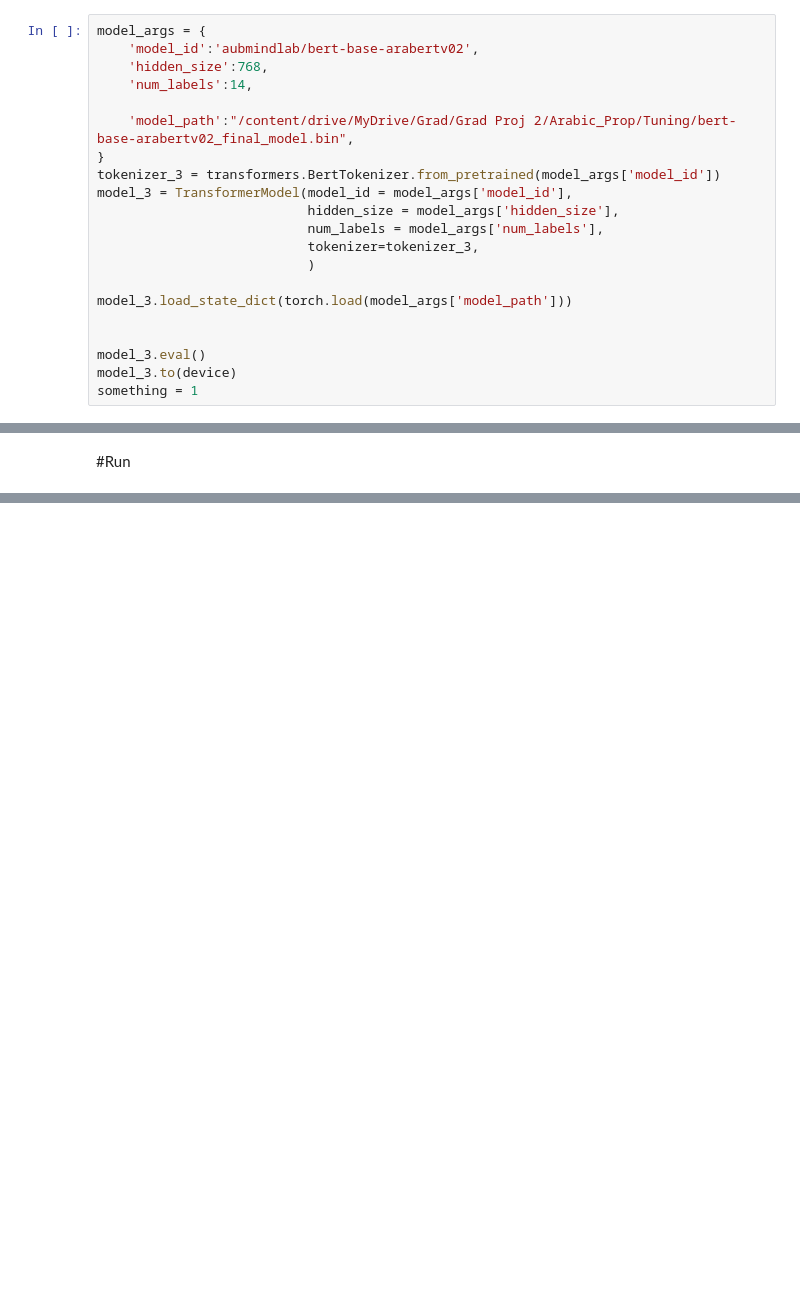
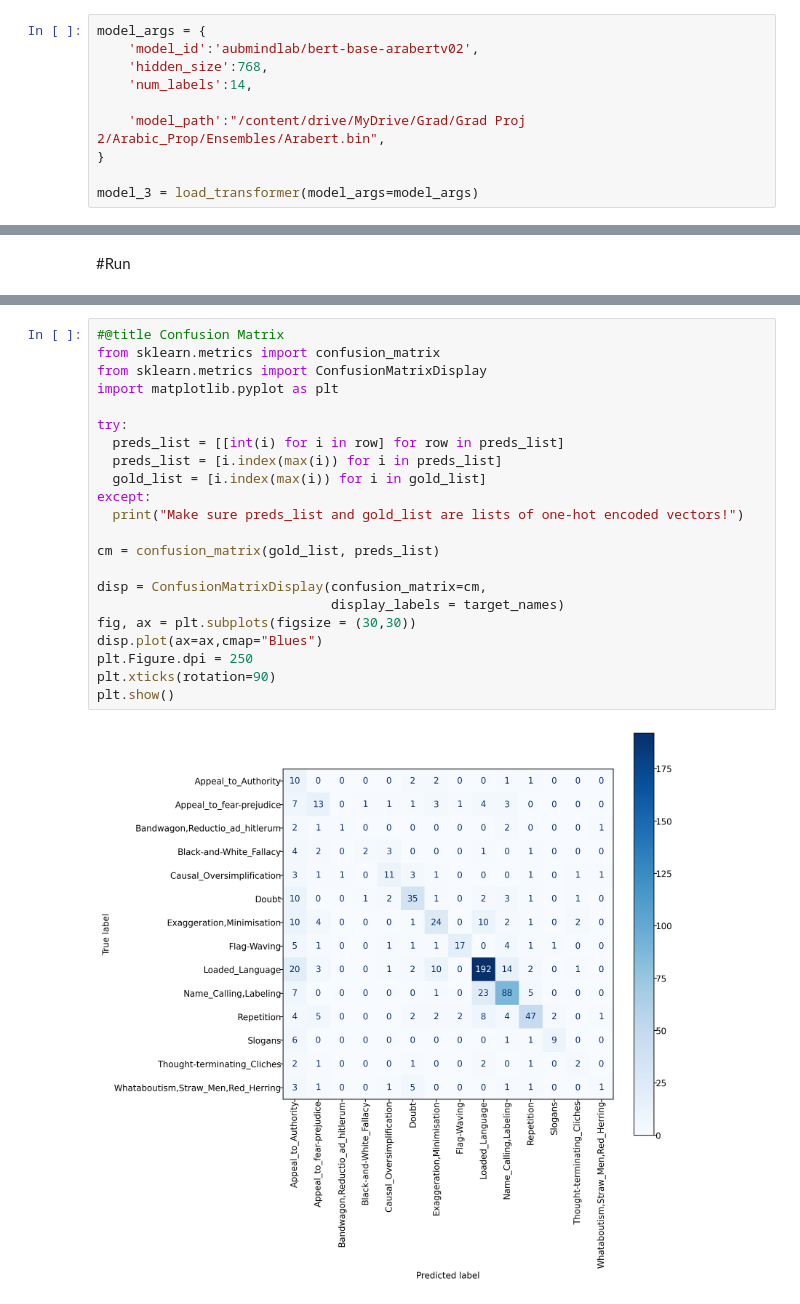
Before and after one commit to iR00i/JUST-Arabic-Propaganda, a Jupyter notebook: src/Ensembles.ipynb, the cells around one changed output, grey strips where cells are left out. Drawn from its saved outputs; the diff is of its cells as text; blank space fills up the shorter version.

Commit message:
Updated Ensembles and Pre-trained_transformers notebooks. Added ACPC dataset (clean and Raw). Deleted unnecessary files.

```diff
--- a/src/Ensembles.ipynb
+++ b/src/Ensembles.ipynb
@@ -327,18 +348,7 @@ model_args = {
     'hidden_size':768,
     'num_labels':14,
 
-    'model_path':"/content/drive/MyDrive/Grad/Grad Proj 2/Arabic_Prop/Tuning/bert-base-arabertv02_final_model.bin",
+    'model_path':"/content/drive/MyDrive/Grad/Grad Proj 2/Arabic_Prop/Ensembles/Arabert.bin",
 }
-tokenizer_3 = transformers.BertTokenizer.from_pretrained(model_args['model_id'])
-model_3 = TransformerModel(model_id = model_args['model_id'],
-                           hidden_size = model_args['hidden_size'],
-                           num_labels = model_args['num_labels'],
-                           tokenizer=tokenizer_3,
-                           )
 
-model_3.load_state_dict(torch.load(model_args['model_path']))
-
-
-model_3.eval()
-model_3.to(device)
-something = 1
+model_3 = load_transformer(model_args=model_args)
@@ -411 +436,25 @@ fig.savefig(config['results_save_path']+"confusion_matrices.png")
 [figure]
+# %%
+#@title Confusion Matrix
+from sklearn.metrics import confusion_matrix
+from sklearn.metrics import ConfusionMatrixDisplay
+import matplotlib.pyplot as plt
+
+try:
+  preds_list = [[int(i) for i in row] for row in preds_list]
+  preds_list = [i.index(max(i)) for i in preds_list]
+  gold_list = [i.index(max(i)) for i in gold_list]
+except:
+  print("Make sure preds_list and gold_list are lists of one-hot encoded vectors!")
+
+cm = confusion_matrix(gold_list, preds_list)
+
+disp = ConfusionMatrixDisplay(confusion_matrix=cm,
+                              display_labels = target_names)
+fig, ax = plt.subplots(figsize = (30,30))
+disp.plot(ax=ax,cmap="Blues")
+plt.Figure.dpi = 250
+plt.xticks(rotation=90)
+plt.show()
+# %% [output]
+[figure, added]
```
Also changed, not shown: parts of 20 cells of this notebook, 29 other files.
